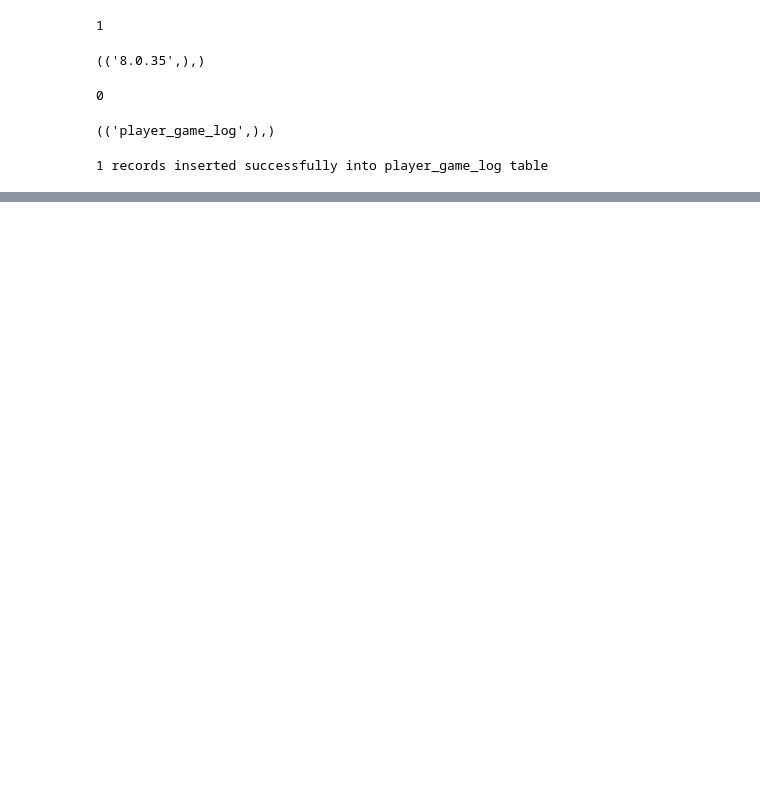
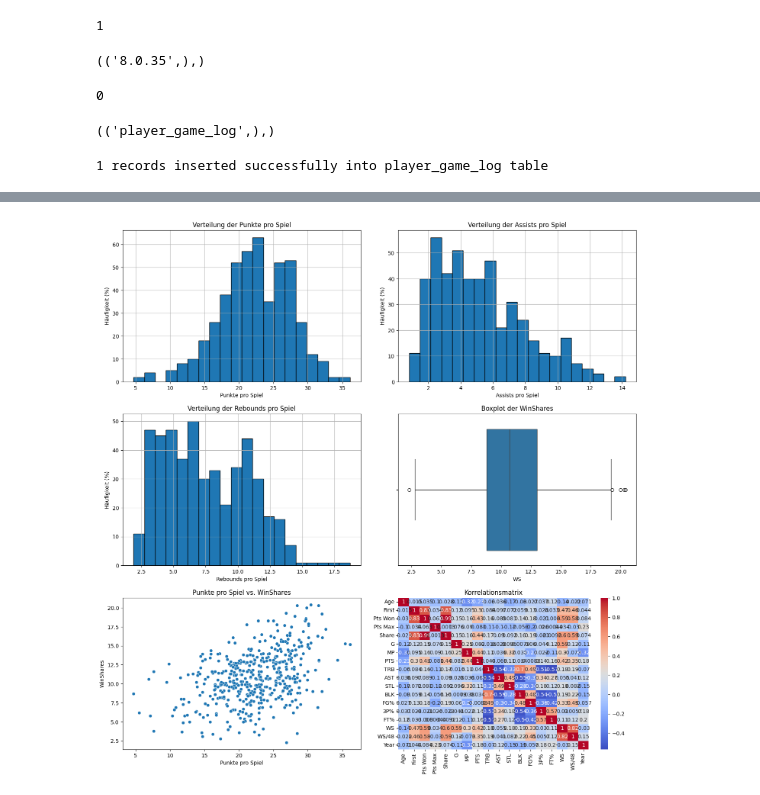
Before and after one commit to mimitridurri/ADS_Group2, a Jupyter notebook: WebScrape/Scarper.ipynb, the cells around one changed output, grey strips where cells are left out. Saved outputs shown, nothing was run; the diff lists cells and outputs as text; code cells hidden in the pictures; blank space fills up the shorter version.

```diff
--- a/WebScrape/Scarper.ipynb
+++ b/WebScrape/Scarper.ipynb
@@ -337,0 +318,17 @@ connection.close()
+# %%
+dfs = []
+for year in years:
+    with open("mvp/{}.html".format(year)) as f:
+        page = f.read()
+
+    soup = BeautifulSoup(page, 'html.parser')
+    soup.find('tr', class_="over_header").decompose()
+    mvp_table = soup.find_all(id="mvp")[0]
+    mvp_df = pd.read_html(str(mvp_table))[0]
+    mvp_df["Year"] = year
+    dfs.append(mvp_df)
+# %%
+
+mvps = pd.concat(dfs)
+
+print(mvps.head())
@@ -337,0 +432,49 @@ connection.close()
+# %%
+import matplotlib.pyplot as plt
+import seaborn as sns
+
+# Erstellen eines 3x2 Grids für die Plots
+fig, axs = plt.subplots(3, 2, figsize=(15, 15))  # Größe kann nach Bedarf angepasst werden
+
+# Anpassung des Layouts für eine bessere Anzeige
+plt.tight_layout(pad=4.0)
+
+# Histogramm der Punkte pro Spiel
+mvps['PTS'].hist(bins=20, edgecolor='black', ax=axs[0, 0])
+axs[0, 0].set_title('Verteilung der Punkte pro Spiel')
+axs[0, 0].set_xlabel('Punkte pro Spiel')
+axs[0, 0].set_ylabel('Häufigkeit (%)')
+
+# Histogramm der Assists pro Spiel
+mvps['AST'].hist(bins=20, edgecolor='black', ax=axs[0, 1])
+axs[0, 1].set_title('Verteilung der Assists pro Spiel')
+axs[0, 1].set_xlabel('Assists pro Spiel')
+axs[0, 1].set_ylabel('Häufigkeit (%)')
+
+# Histogramm der Rebounds pro Spiel
+mvps['TRB'].hist(bins=20, edgecolor='black', ax=axs[1, 0])
+axs[1, 0].set_title('Verteilung der Rebounds pro Spiel')
+axs[1, 0].set_xlabel('Rebounds pro Spiel')
+axs[1, 0].set_ylabel('Häufigkeit (%)')
+
+# Boxplot zur Darstellung der Verteilung der WinShares
+sns.boxplot(x='WS', data=mvps, ax=axs[1, 1])
+axs[1, 1].set_title('Boxplot der WinShares')
+
+# Scatterplot zur Visualisierung der Beziehung zwischen Punkten pro Spiel und WinShares
+sns.scatterplot(x='PTS', y='WS', data=mvps, ax=axs[2, 0])
+axs[2, 0].set_title('Punkte pro Spiel vs. WinShares')
+axs[2, 0].set_xlabel('Punkte pro Spiel')
+axs[2, 0].set_ylabel('WinShares')
+
+# Korrelationsmatrix der numerischen Merkmale
+# Auswahl nur der numerischen Spalten für die Korrelationsmatrix
+numerical_cols = [col for col in mvps.columns if mvps[col].dtype != 'object']
+numerical_mvps = mvps[numerical_cols]
+correlation_matrix = numerical_mvps.corr()
+sns.heatmap(correlation_matrix, annot=True, cmap='coolwarm', ax=axs[2, 1])
+axs[2, 1].set_title('Korrelationsmatrix')
+
+plt.show()
+# %% [output]
+[figure, added]
```
Also changed, not shown: parts of 20 cells of this notebook.
